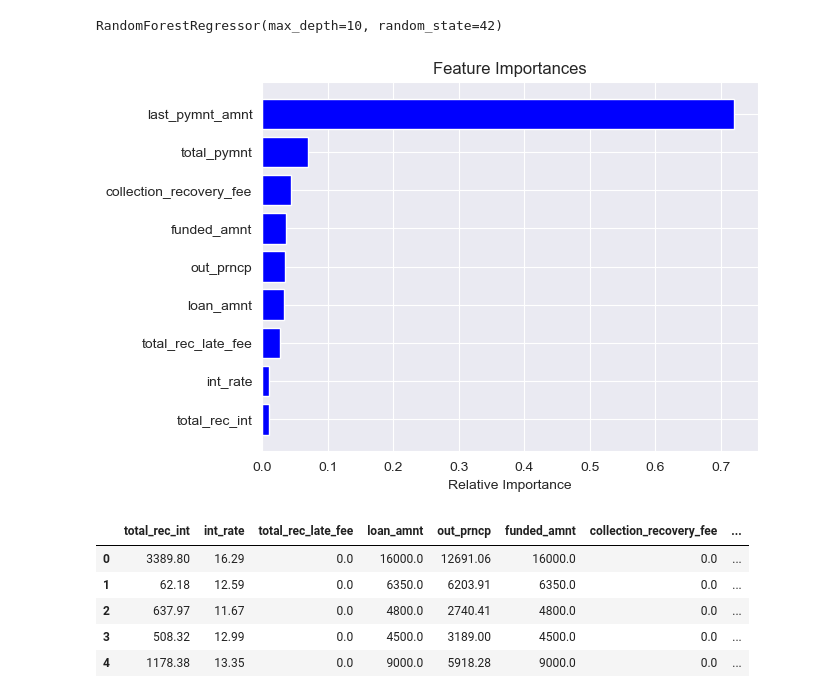
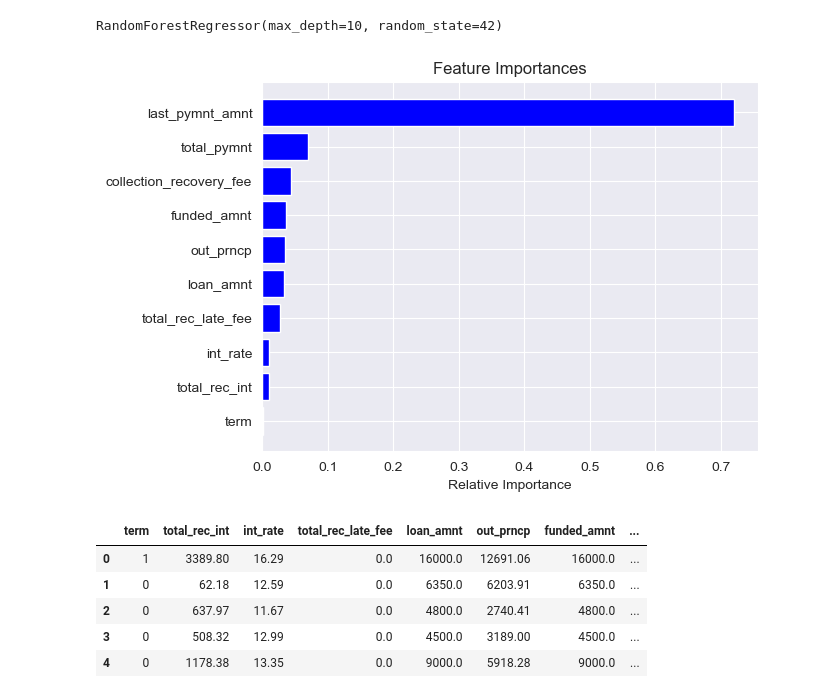
Before and after one commit to peterchettiar/credit-risk-modelling, a Jupyter notebook: CRM.ipynb, the cells around one changed output. Cells and saved outputs as stored; diff of their text form; code cells hidden in the pictures.

```diff
--- a/CRM.ipynb
+++ b/CRM.ipynb
@@ -228,16 +246,16 @@ RandomForestRegressor(max_depth=10, random_state=42)
 # %%
 # lets now plot the feature importance
 features = train_X.columns
 importances = model.feature_importances_
-indices = np.argsort(importances)[-9:]  # top 10 features
+indices = np.argsort(importances)[-10:]  # top 10 features
 
 plt.title('Feature Importances')
 plt.barh(range(len(indices)), importances[indices], color='b', align='center')
 plt.yticks(range(len(indices)), [features[i] for i in indices])
 plt.xlabel('Relative Importance')
 plt.show()
 # %% [output]
-[figure, old version]
+[figure, new version]
 # %%
 feature_selection = [features[i] for i in indices]
 
@@ -245,10 +263,10 @@ train_X = train_X[feature_selection]
 
 train_X.head()
 # %% [output]
-|  | total_rec_int | int_rate | total_rec_late_fee | loan_amnt | out_prncp | funded_amnt | collection_recovery_fee | ... |
-| 0 | 3389.80 | 16.29 | 0.0 | 16000.0 | 12691.06 | 16000.0 | 0.0 | ... |
-| 1 | 62.18 | 12.59 | 0.0 | 6350.0 | 6203.91 | 6350.0 | 0.0 | ... |
-| 2 | 637.97 | 11.67 | 0.0 | 4800.0 | 2740.41 | 4800.0 | 0.0 | ... |
-| 3 | 508.32 | 12.99 | 0.0 | 4500.0 | 3189.00 | 4500.0 | 0.0 | ... |
-| 4 | 1178.38 | 13.35 | 0.0 | 9000.0 | 5918.28 | 9000.0 | 0.0 | ... |
+|  | term | total_rec_int | int_rate | total_rec_late_fee | loan_amnt | out_prncp | funded_amnt | ... |
+| 0 | 1 | 3389.80 | 16.29 | 0.0 | 16000.0 | 12691.06 | 16000.0 | ... |
+| 1 | 0 | 62.18 | 12.59 | 0.0 | 6350.0 | 6203.91 | 6350.0 | ... |
+| 2 | 0 | 637.97 | 11.67 | 0.0 | 4800.0 | 2740.41 | 4800.0 | ... |
+| 3 | 0 | 508.32 | 12.99 | 0.0 | 4500.0 | 3189.00 | 4500.0 | ... |
+| 4 | 0 | 1178.38 | 13.35 | 0.0 | 9000.0 | 5918.28 | 9000.0 | ... |
 # %% [markdown]
```
Also changed, not shown: parts of 28 cells of this notebook.
